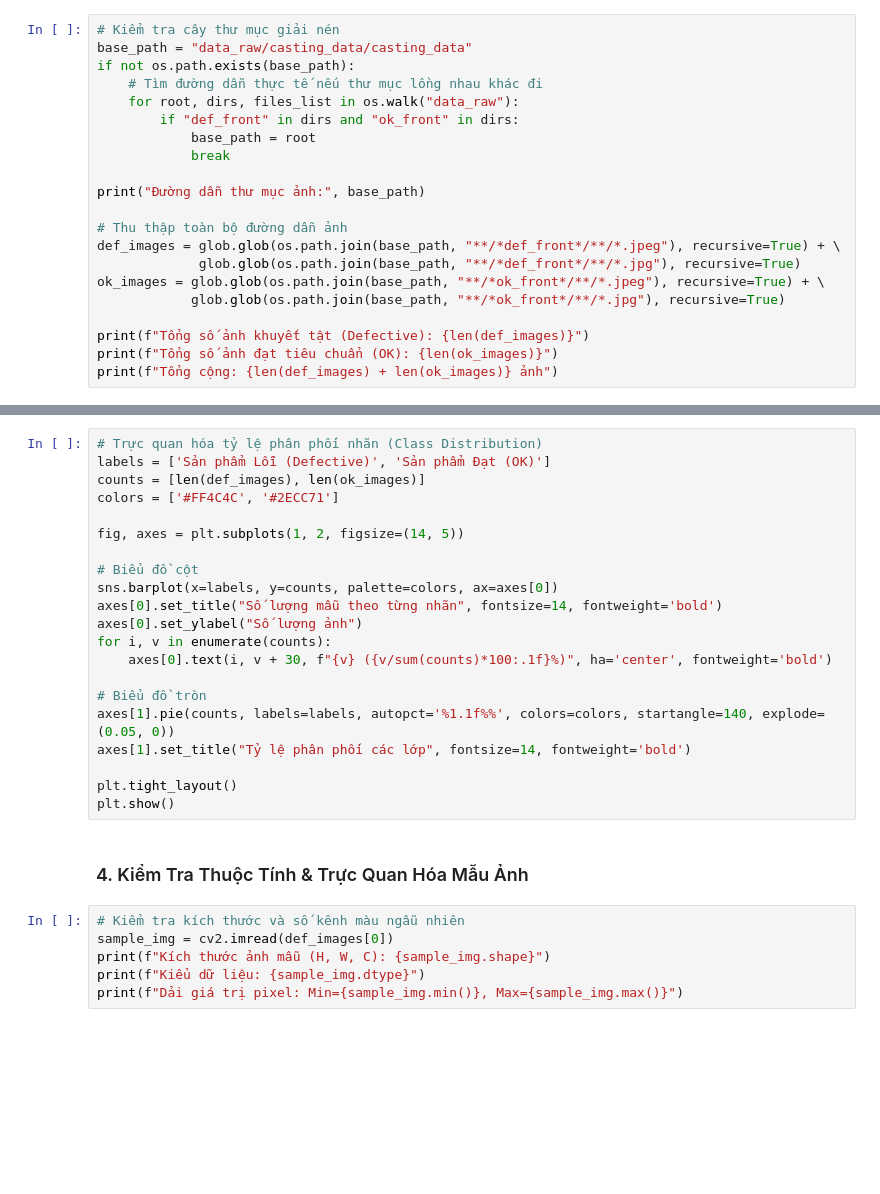
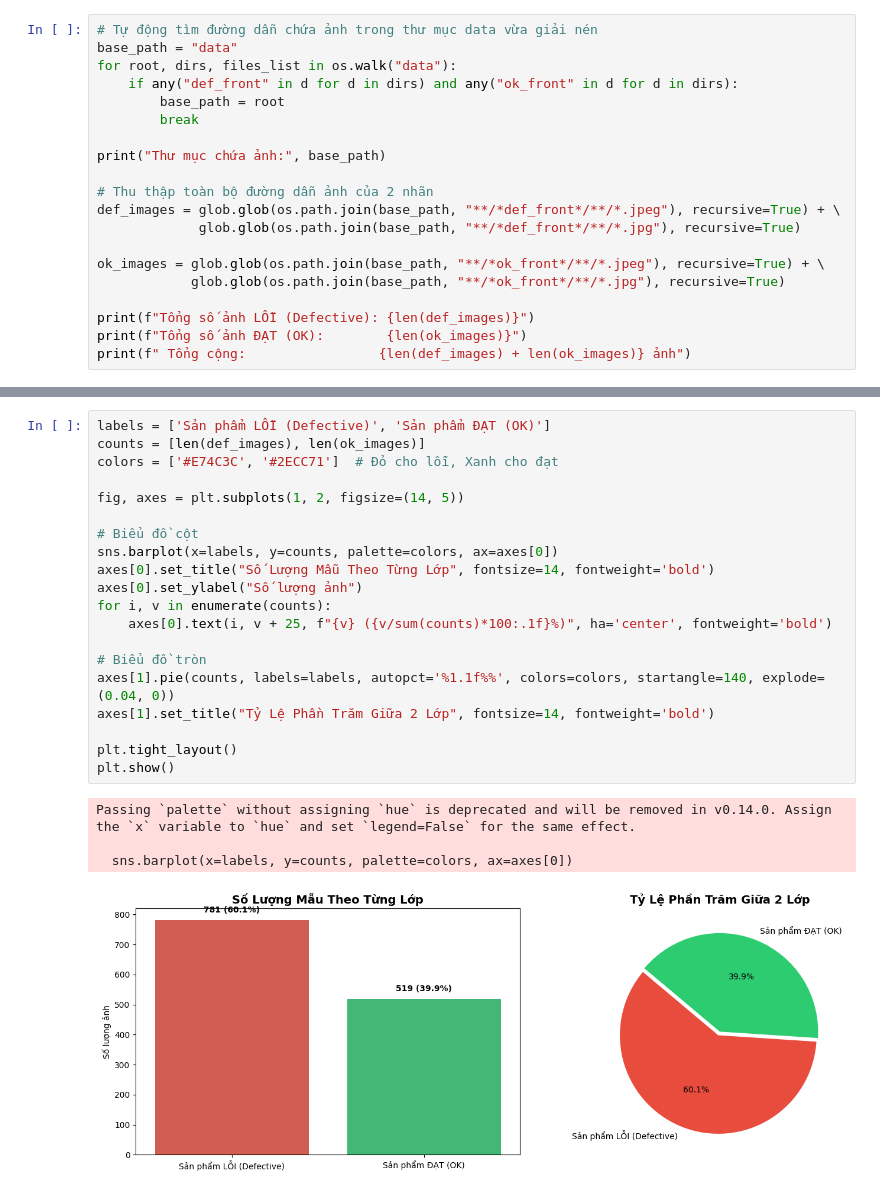
Before and after one commit to DuocLe173/visual-qc-casting-defect, a Jupyter notebook: notebooks/1_EDA.ipynb, the cells around one changed output, grey strips where cells are left out. Drawn from its saved outputs; the diff is of its cells as text; blank space fills up the shorter version.

Commit message:
Hoan thanh Notebook 1: EDA va Data Augmentation

```diff
--- a/notebooks/1_EDA.ipynb
+++ b/notebooks/1_EDA.ipynb
@@ -67,21 +75,20 @@ print("Hoàn tất tải và giải nén dữ liệu!")
 # %%
-# Kiểm tra cây thư mục giải nén
-base_path = "data_raw/casting_data/casting_data"
-if not os.path.exists(base_path):
-    # Tìm đường dẫn thực tế nếu thư mục lồng nhau khác đi
-    for root, dirs, files_list in os.walk("data_raw"):
-        if "def_front" in dirs and "ok_front" in dirs:
-            base_path = root
-            break
+# Tự động tìm đường dẫn chứa ảnh trong thư mục data vừa giải nén
+base_path = "data"
+for root, dirs, files_list in os.walk("data"):
+    if any("def_front" in d for d in dirs) and any("ok_front" in d for d in dirs):
+        base_path = root
+        break
 
-print("Đường dẫn thư mục ảnh:", base_path)
+print("Thư mục chứa ảnh:", base_path)
 
-# Thu thập toàn bộ đường dẫn ảnh
+# Thu thập toàn bộ đường dẫn ảnh của 2 nhãn
 def_images = glob.glob(os.path.join(base_path, "**/*def_front*/**/*.jpeg"), recursive=True) + \
              glob.glob(os.path.join(base_path, "**/*def_front*/**/*.jpg"), recursive=True)
+
 ok_images = glob.glob(os.path.join(base_path, "**/*ok_front*/**/*.jpeg"), recursive=True) + \
             glob.glob(os.path.join(base_path, "**/*ok_front*/**/*.jpg"), recursive=True)
 
-print(f"Tổng số ảnh khuyết tật (Defective): {len(def_images)}")
-print(f"Tổng số ảnh đạt tiêu chuẩn (OK): {len(ok_images)}")
-print(f"Tổng cộng: {len(def_images) + len(ok_images)} ảnh")
+print(f"Tổng số ảnh LỖI (Defective): {len(def_images)}")
+print(f"Tổng số ảnh ĐẠT (OK):        {len(ok_images)}")
+print(f" Tổng cộng:                 {len(def_images) + len(ok_images)} ảnh")
@@ -88,30 +100,26 @@ print(f"Tổng cộng: {len(def_images) + len(ok_images)} ảnh")
 # %%
-# Trực quan hóa tỷ lệ phân phối nhãn (Class Distribution)
-labels = ['Sản phẩm Lỗi (Defective)', 'Sản phẩm Đạt (OK)']
+labels = ['Sản phẩm LỖI (Defective)', 'Sản phẩm ĐẠT (OK)']
 counts = [len(def_images), len(ok_images)]
-colors = ['#FF4C4C', '#2ECC71']
+colors = ['#E74C3C', '#2ECC71']  # Đỏ cho lỗi, Xanh cho đạt
 
 fig, axes = plt.subplots(1, 2, figsize=(14, 5))
 
 # Biểu đồ cột
 sns.barplot(x=labels, y=counts, palette=colors, ax=axes[0])
-axes[0].set_title("Số lượng mẫu theo từng nhãn", fontsize=14, fontweight='bold')
+axes[0].set_title("Số Lượng Mẫu Theo Từng Lớp", fontsize=14, fontweight='bold')
 axes[0].set_ylabel("Số lượng ảnh")
 for i, v in enumerate(counts):
-    axes[0].text(i, v + 30, f"{v} ({v/sum(counts)*100:.1f}%)", ha='center', fontweight='bold')
+    axes[0].text(i, v + 25, f"{v} ({v/sum(counts)*100:.1f}%)", ha='center', fontweight='bold')
 
 # Biểu đồ tròn
-axes[1].pie(counts, labels=labels, autopct='%1.1f%%', colors=colors, startangle=140, explode=(0.05, 0))
-axes[1].set_title("Tỷ lệ phân phối các lớp", fontsize=14, fontweight='bold')
+axes[1].pie(counts, labels=labels, autopct='%1.1f%%', colors=colors, startangle=140, explode=(0.04, 0))
+axes[1].set_title("Tỷ Lệ Phần Trăm Giữa 2 Lớp", fontsize=14, fontweight='bold')
 
 plt.tight_layout()
 plt.show()
+# %% [output]
+Passing `palette` without assigning `hue` is deprecated and will be removed in v0.14.0. Assign the `x` variable to `hue` and set `legend=False` for the same effect.
+
+  sns.barplot(x=labels, y=counts, palette=colors, ax=axes[0])
+[figure, added]
-# %% [markdown]
-### 4. Kiểm Tra Thuộc Tính & Trực Quan Hóa Mẫu Ảnh
-# %%
-# Kiểm tra kích thước và số kênh màu ngẫu nhiên
-sample_img = cv2.imread(def_images[0])
-print(f"Kích thước ảnh mẫu (H, W, C): {sample_img.shape}")
-print(f"Kiểu dữ liệu: {sample_img.dtype}")
-print(f"Dải giá trị pixel: Min={sample_img.min()}, Max={sample_img.max()}")
 # %%
```
Also changed, not shown: parts of 16 cells of this notebook.
